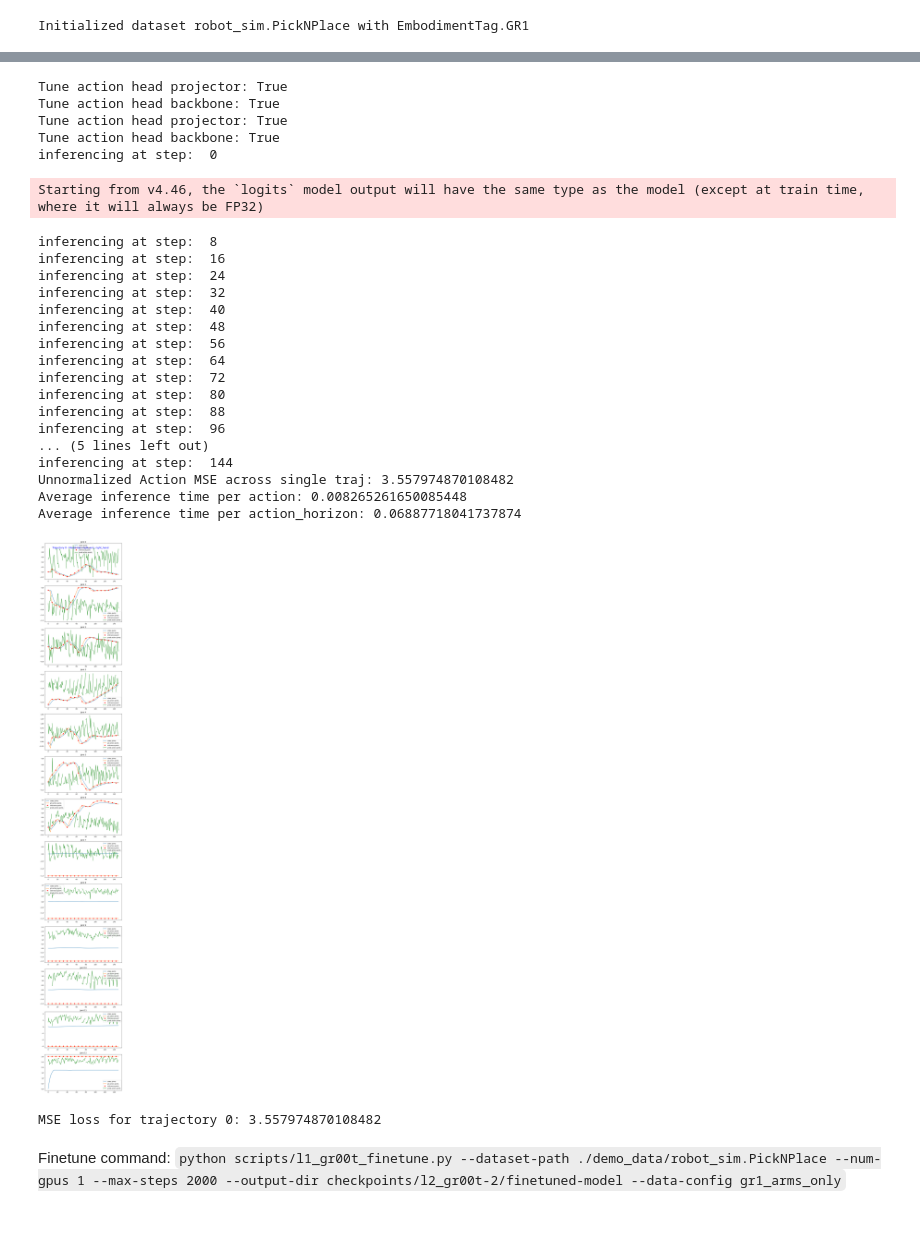
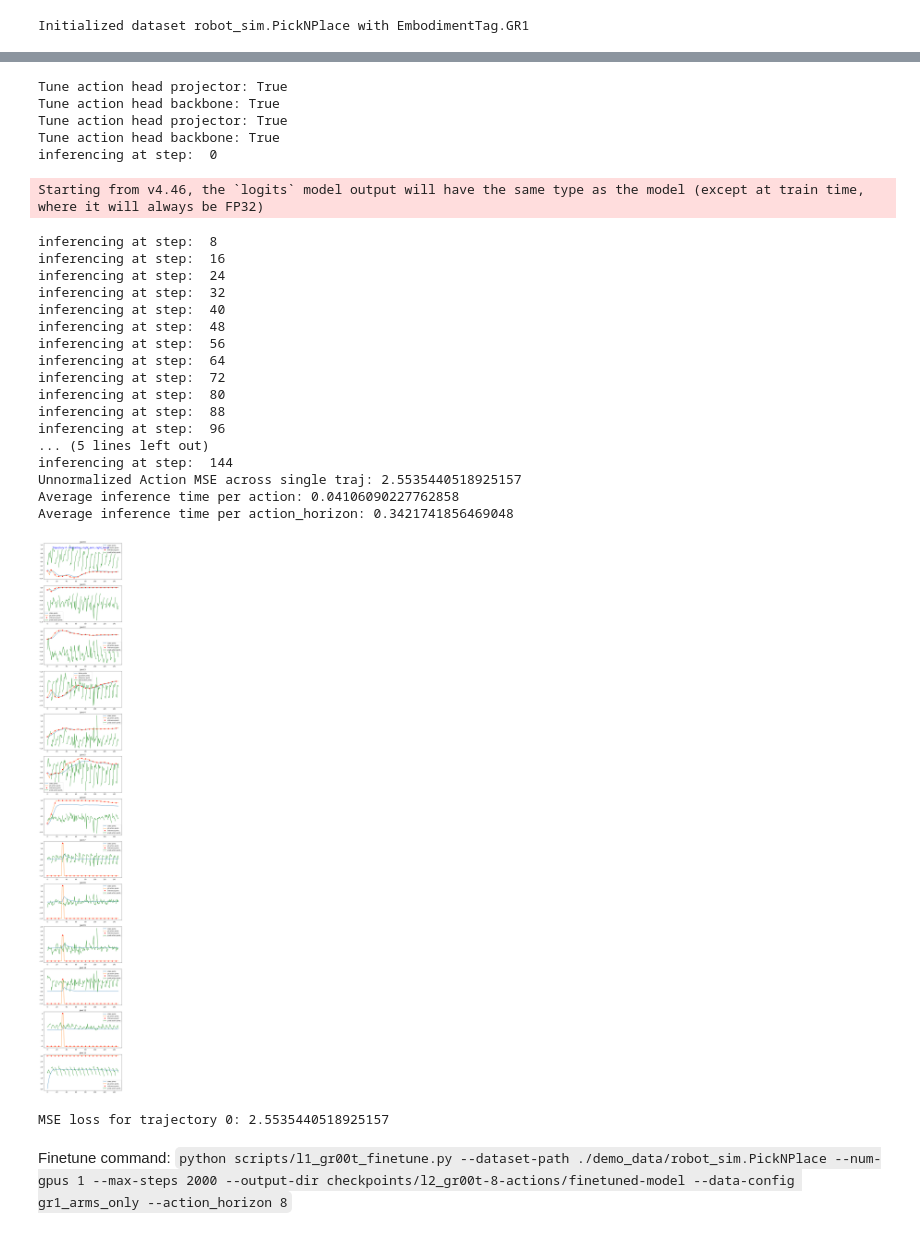
Before and after one commit to LR-AI-Labs/Isaac-GR00T, a Jupyter notebook: getting_started/l1_gr00t/finetune_l1_policy_8_actions.ipynb, the cells around one changed output, grey strips where cells are left out. Cells and saved outputs as stored; diff of their text form; code cells hidden in the pictures.

```diff
--- a/getting_started/l1_gr00t/finetune_l1_policy_8_actions.ipynb
+++ b/getting_started/l1_gr00t/finetune_l1_policy_8_actions.ipynb
@@ -32,6 +32,7 @@ DATASET_PATH = "../../demo_data/robot_sim.PickNPlace"
 
 
 data_config = DATA_CONFIG_MAP["gr1_arms_only"]
+data_config.action_indices = list(range(8))
 modality_config = data_config.modality_config()
 modality_transform = data_config.transform()
 
@@ -43,6 +44,7 @@ dataset = LeRobotSingleDataset(
     video_backend_kwargs=None,
     transforms=None,  # We'll handle transforms separately through the policy
     embodiment_tag=EMBODIMENT_TAG,
+    training=False
 )
 # %% [output]
 Initialized dataset robot_sim.PickNPlace with EmbodimentTag.GR1
@@ -60,7 +62,7 @@ pre_trained_policy = L1Gr00tPolicy(
 mse = calc_mse_for_single_trajectory(
     pre_trained_policy,
     dataset,
-    traj_id=0,
+    traj_id=4,
     modality_keys=["right_arm", "right_hand"],   # we will only evaluate the right arm and right hand
     steps=150,
     action_horizon=8,
@@ -74,38 +76,38 @@ Tune backbone vision tower: True
 Tune backbone LLM: False
 Tune action head projector: True
 Tune action backbone: True
 Model not found or avail in the huggingface hub. Loading from local path: /home/nlp/.cache/huggingface/hub/models--nvidia--GR00T-N1-2B/snapshots/32e1fd2507f7739fad443e6b449c8188e0e02fcb
 Total number of action backbone's parameters:  453206016
 Some weights of L1_GR00T_N1 were not initialized from the model checkpoint at /home/nlp/.cache/huggingface/hub/models--nvidia--GR00T-N1-2B/snapshots/32e1fd2507f7739fad443e6b449c8188e0e02fcb and are ne ...
 You should probably TRAIN this model on a down-stream task to be able to use it for predictions and inference.
 Some weights of L1_GR00T_N1 were not initialized from the model checkpoint at /home/nlp/.cache/huggingface/hub/models--nvidia--GR00T-N1-2B/snapshots/32e1fd2507f7739fad443e6b449c8188e0e02fcb and are ne ...
 - action_head.action_decoder.layer1.W: found shape torch.Size([32, 1024, 1024]) in the checkpoint and torch.Size([32, 1536, 1024]) in the model instantiated
 You should probably TRAIN this model on a down-stream task to be able to use it for predictions and inference.
 Tune action head projector: True
 Tune action head backbone: True
 Tune action head projector: True
 Tune action head backbone: True
 inferencing at step:  0
 Starting from v4.46, the `logits` model output will have the same type as the model (except at train time, where it will always be FP32)
 inferencing at step:  8
 inferencing at step:  16
 inferencing at step:  24
 inferencing at step:  32
 inferencing at step:  40
 inferencing at step:  48
 inferencing at step:  56
 inferencing at step:  64
 inferencing at step:  72
 inferencing at step:  80
 inferencing at step:  88
 inferencing at step:  96
 ... (5 lines left out)
 inferencing at step:  144
-Unnormalized Action MSE across single traj: 3.557974870108482
-Average inference time per action: 0.008265261650085448
-Average inference time per action_horizon: 0.06887718041737874
+Unnormalized Action MSE across single traj: 2.5535440518925157
+Average inference time per action: 0.04106090227762858
+Average inference time per action_horizon: 0.3421741856469048
-[figure, old version]
+[figure, new version]
-MSE loss for trajectory 0: 3.557974870108482
+MSE loss for trajectory 0: 2.5535440518925157
 # %% [markdown]
 Finetune command:
-`python scripts/l1_gr00t_finetune.py --dataset-path ./demo_data/robot_sim.PickNPlace --num-gpus 1 --max-steps 2000 --output-dir checkpoints/l2_gr00t-2/finetuned-model --data-config gr1_arms_only`
+`python scripts/l1_gr00t_finetune.py --dataset-path ./demo_data/robot_sim.PickNPlace --num-gpus 1 --max-steps 2000 --output-dir checkpoints/l2_gr00t-8-actions/finetuned-model --data-config gr1_arms_only --action_horizon 8`
```
Also changed, not shown: parts of 4 cells of this notebook, 1 other file.
